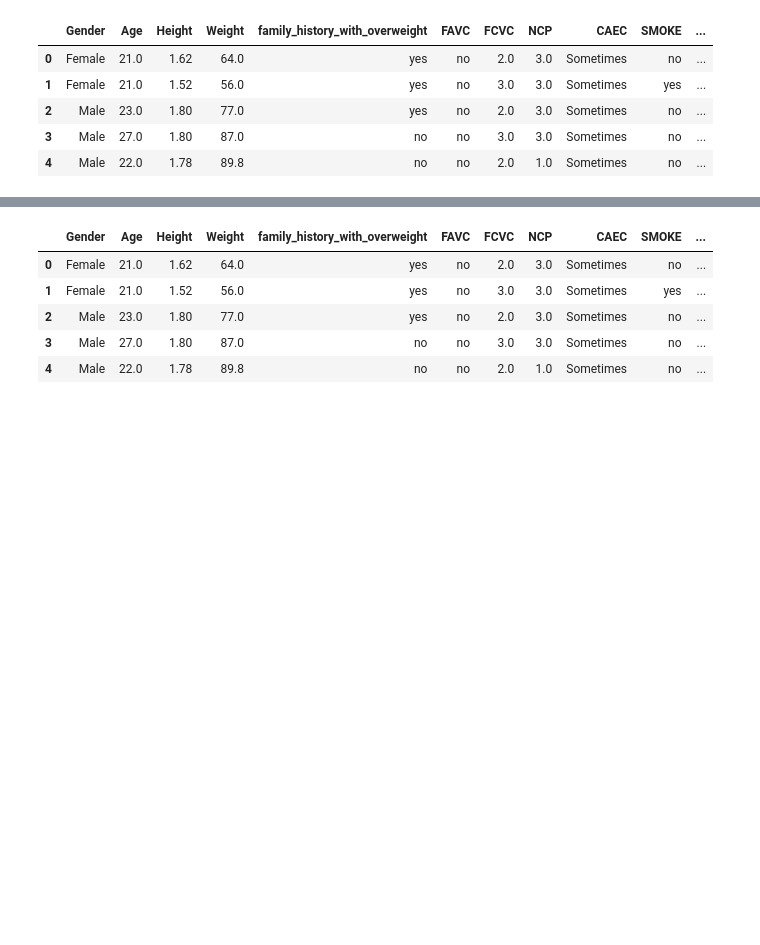
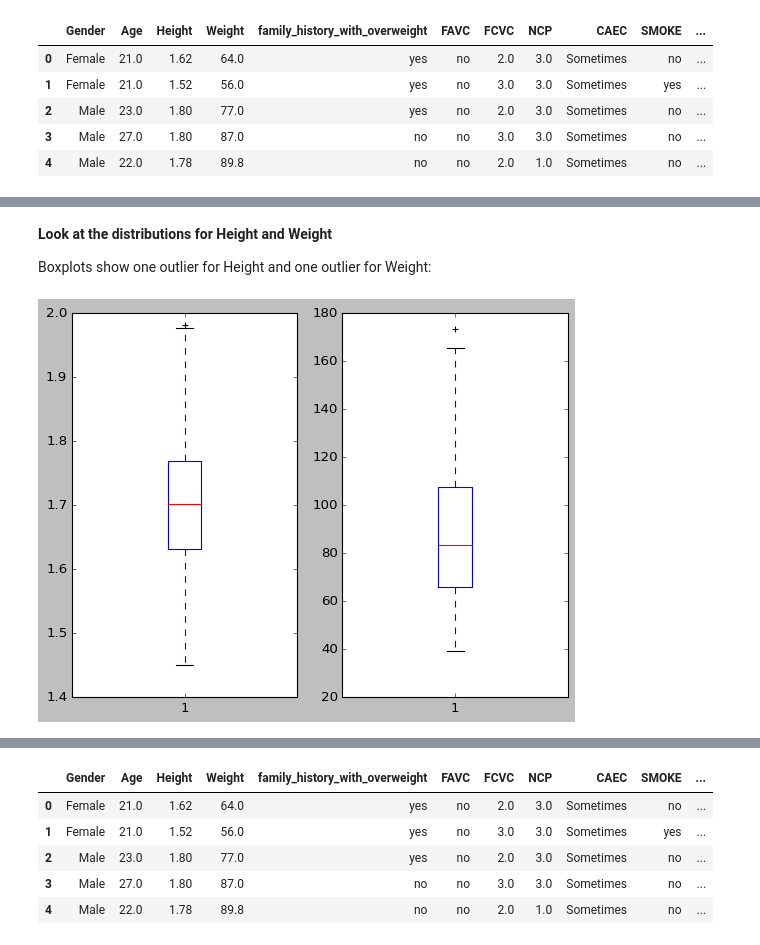
Before and after one commit to MCMacy/DataScienceClasses, a Jupyter notebook: Data201_Project1_Obesity.ipynb, the cells around one changed output, grey strips where cells are left out. Cells and saved outputs as stored; diff of their text form; code cells hidden in the pictures; blank space fills up the shorter version.

```diff
--- a/Data201_Project1_Obesity.ipynb
+++ b/Data201_Project1_Obesity.ipynb
@@ -62,8 +68,9 @@ plt.style.use('classic')
 # %%
 # read obesity dataset
-o_data = pd.read_csv('/content/sample_data/ObesityDataSet_raw_and_data_sinthetic.csv')
-#o_data = pd.read_csv('https://github.com/sopranomax/DataScienceClasses/blob/main/ObesityDataSet_raw_and_data_sinthetic.csv')
-o_data.head()
+obesity = pd.read_csv('/content/sample_data/ObesityDataSet_raw_and_data_sinthetic.csv')
+ob_clean = pd.read_csv('/content/sample_data/ObesityDataSet_raw_and_data_sinthetic.csv')
+#obesity = pd.read_csv('https://github.com/sopranomax/DataScienceClasses/blob/main/ObesityDataSet_raw_and_data_sinthetic.csv')
+obesity.head()
 # %% [output]
 |  | Gender | Age | Height | Weight | family_history_with_overweight | FAVC | FCVC | NCP | CAEC | SMOKE | ... |
 | 0 | Female | 21.0 | 1.62 | 64.0 | yes | no | 2.0 | 3.0 | Sometimes | no | ... |
@@ -73,0 +122,16 @@ o_data.head()
+# %% [markdown]
+**Look at the distributions for Height and Weight**
+
+Boxplots show one outlier for Height and one outlier for Weight:
+# %%
+plt.figure()  # create a plot figure
+
+# create the first of two panels and set current axis
+plt.subplot(1, 2, 1) # (rows, columns, panel number)
+plt.boxplot(obesity['Height'])
+
+# create the second panel and set current axis
+plt.subplot(1, 2, 2)
+plt.boxplot(obesity['Weight']);
+# %% [output]
+[figure, added]
```
Also changed, not shown: parts of 14 cells of this notebook.
